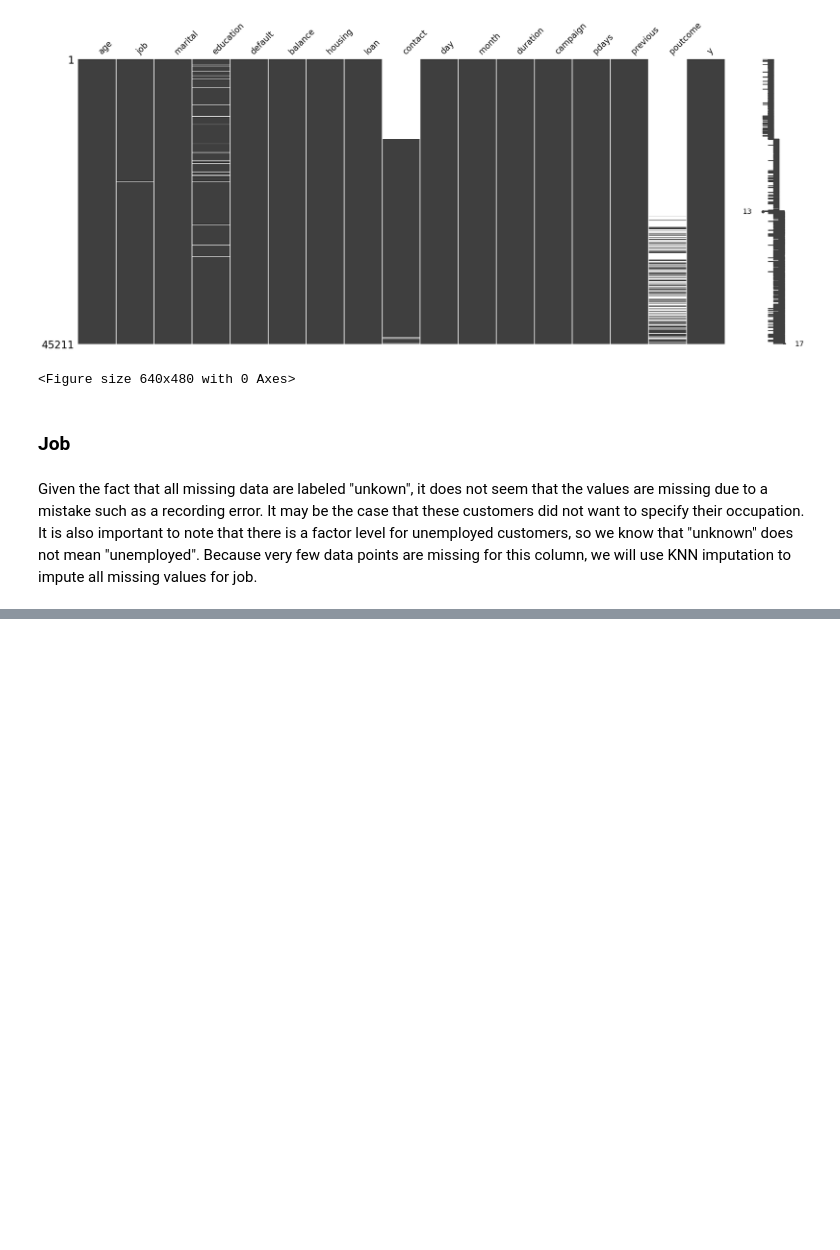
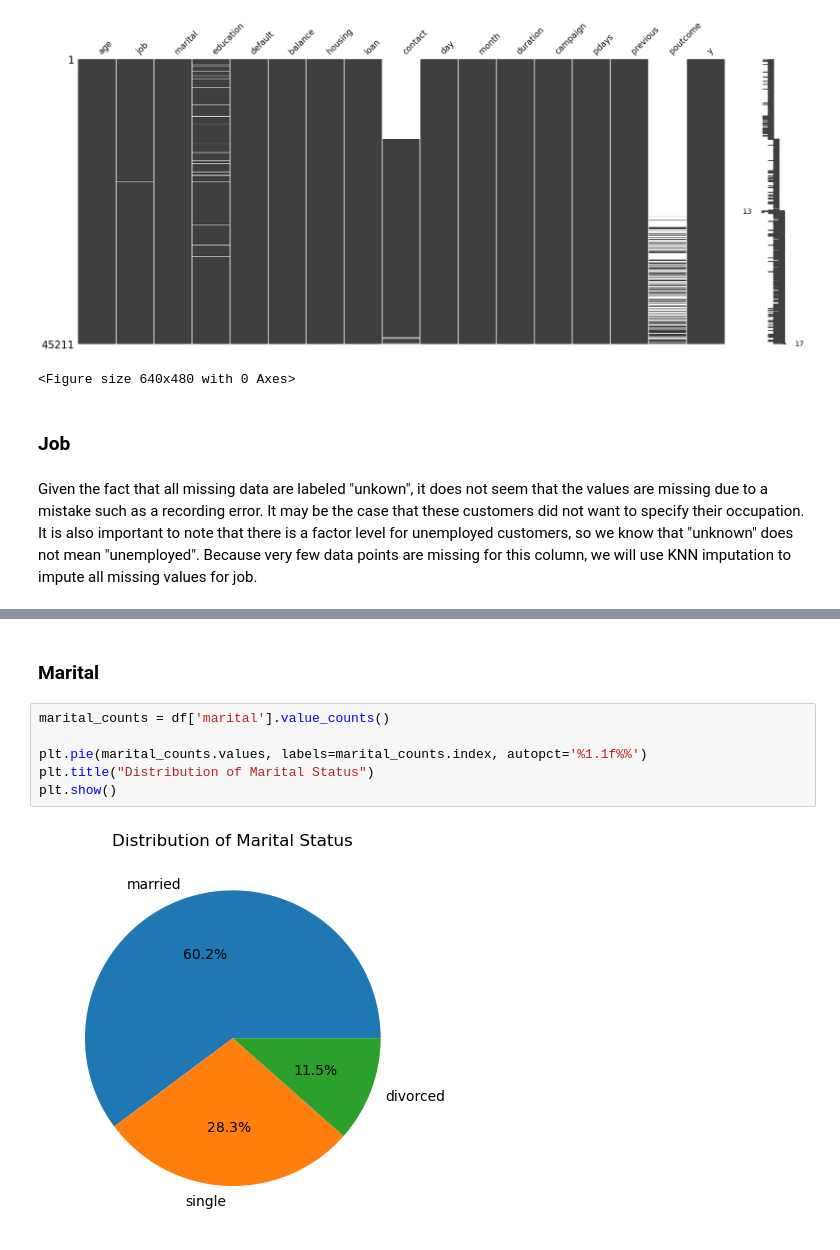
Before and after one commit to colew658/bank_marketing_eda, a Jupyter notebook: eda_lab.ipynb, the cells around one changed output, grey strips where cells are left out. Cells and saved outputs as stored; diff of their text form; blank space fills up the shorter version.

```diff
--- a/eda_lab.ipynb
+++ b/eda_lab.ipynb
@@ -155,0 +228,10 @@ Given the fact that all missing data are labeled "unkown", it does not seem that
+# %% [markdown]
+### Marital
+# %%
+marital_counts = df['marital'].value_counts()
+
+plt.pie(marital_counts.values, labels=marital_counts.index, autopct='%1.1f%%')
+plt.title("Distribution of Marital Status")
+plt.show()
+# %% [output]
+[figure, added]
```
Also changed, not shown: parts of 21 cells of this notebook.
